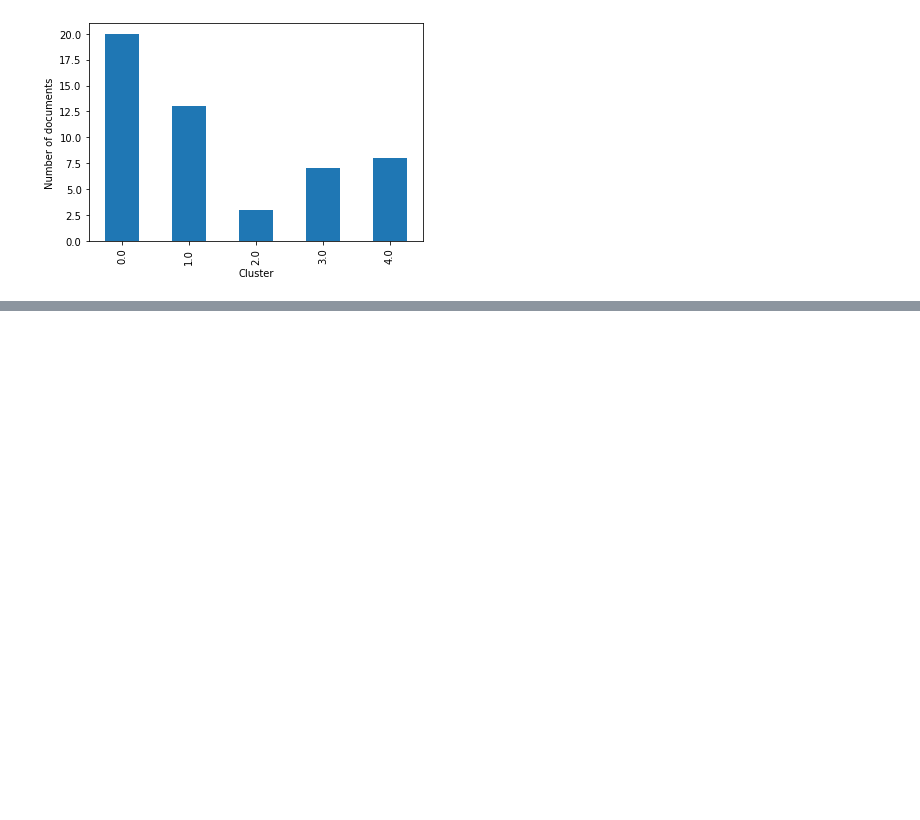
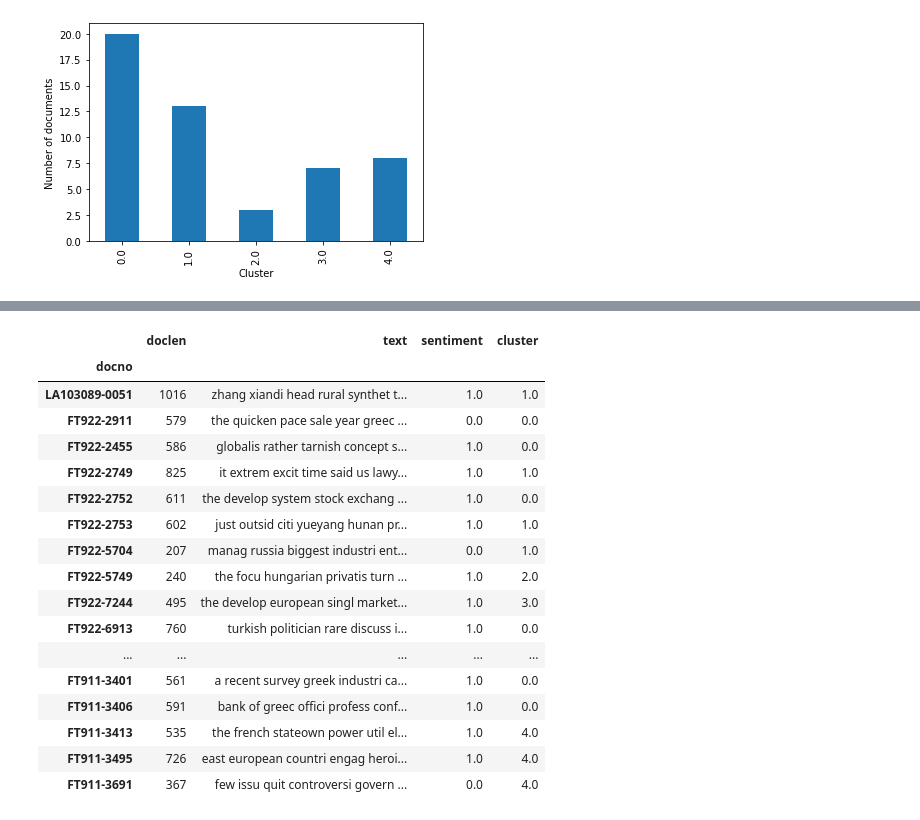
Before and after one commit to diptesh1997/constrained-clustering, a Jupyter notebook: feature_extraction/Explainibility.ipynb, the cells around one changed output, grey strips where cells are left out. Cells and saved outputs as stored; diff of their text form; code cells hidden in the pictures; blank space fills up the shorter version.

```diff
--- a/feature_extraction/Explainibility.ipynb
+++ b/feature_extraction/Explainibility.ipynb
@@ -28,3 +29,6 @@ groupby.plot(kind="bar",xlabel="Cluster",ylabel="Number of documents")
 # %% [output]
 <AxesSubplot:xlabel='Cluster', ylabel='Number of documents'>
 [figure]
+# %%
+data=pd.read_csv("../../Data/data-2.csv",index_col="docno")
+data
@@ -30,0 +50,5 @@ groupby.plot(kind="bar",xlabel="Cluster",ylabel="Number of documents")
+# %%
+neighbours_tf_idf=data[data.index.isin(results.index)]
+# %%
+useful_frame=results[['120','121']]
+useful_frame
@@ -30,0 +74,23 @@ groupby.plot(kind="bar",xlabel="Cluster",ylabel="Number of documents")
+# %%
+merged_df = pd.merge(neighbours_tf_idf, useful_frame, on="docno")
+merged_df.rename(columns = {'120':'sentiment', '121':'cluster'}, inplace = True)
+merged_df
+# %% [output]
+|  | doclen | text | sentiment | cluster |
+| docno |  |  |  |  |
+| LA103089-0051 | 1016 | zhang xiandi head rural synthet t... | 1.0 | 1.0 |
+| FT922-2911 | 579 | the quicken pace sale year greec ... | 0.0 | 0.0 |
+| FT922-2455 | 586 | globalis rather tarnish concept s... | 1.0 | 0.0 |
+| FT922-2749 | 825 | it extrem excit time said us lawy... | 1.0 | 1.0 |
+| FT922-2752 | 611 | the develop system stock exchang ... | 1.0 | 0.0 |
+| FT922-2753 | 602 | just outsid citi yueyang hunan pr... | 1.0 | 1.0 |
+| FT922-5704 | 207 | manag russia biggest industri ent... | 0.0 | 1.0 |
+| FT922-5749 | 240 | the focu hungarian privatis turn ... | 1.0 | 2.0 |
+| FT922-7244 | 495 | the develop european singl market... | 1.0 | 3.0 |
+| FT922-6913 | 760 | turkish politician rare discuss i... | 1.0 | 0.0 |
+| ... | ... | ... | ... | ... |
+| FT911-3401 | 561 | a recent survey greek industri ca... | 1.0 | 0.0 |
+| FT911-3406 | 591 | bank of greec offici profess conf... | 1.0 | 0.0 |
+| FT911-3413 | 535 | the french stateown power util el... | 1.0 | 4.0 |
+| FT911-3495 | 726 | east european countri engag heroi... | 1.0 | 4.0 |
+| FT911-3691 | 367 | few issu quit controversi govern ... | 0.0 | 4.0 |
```
Also changed, not shown: parts of 4 cells of this notebook.
